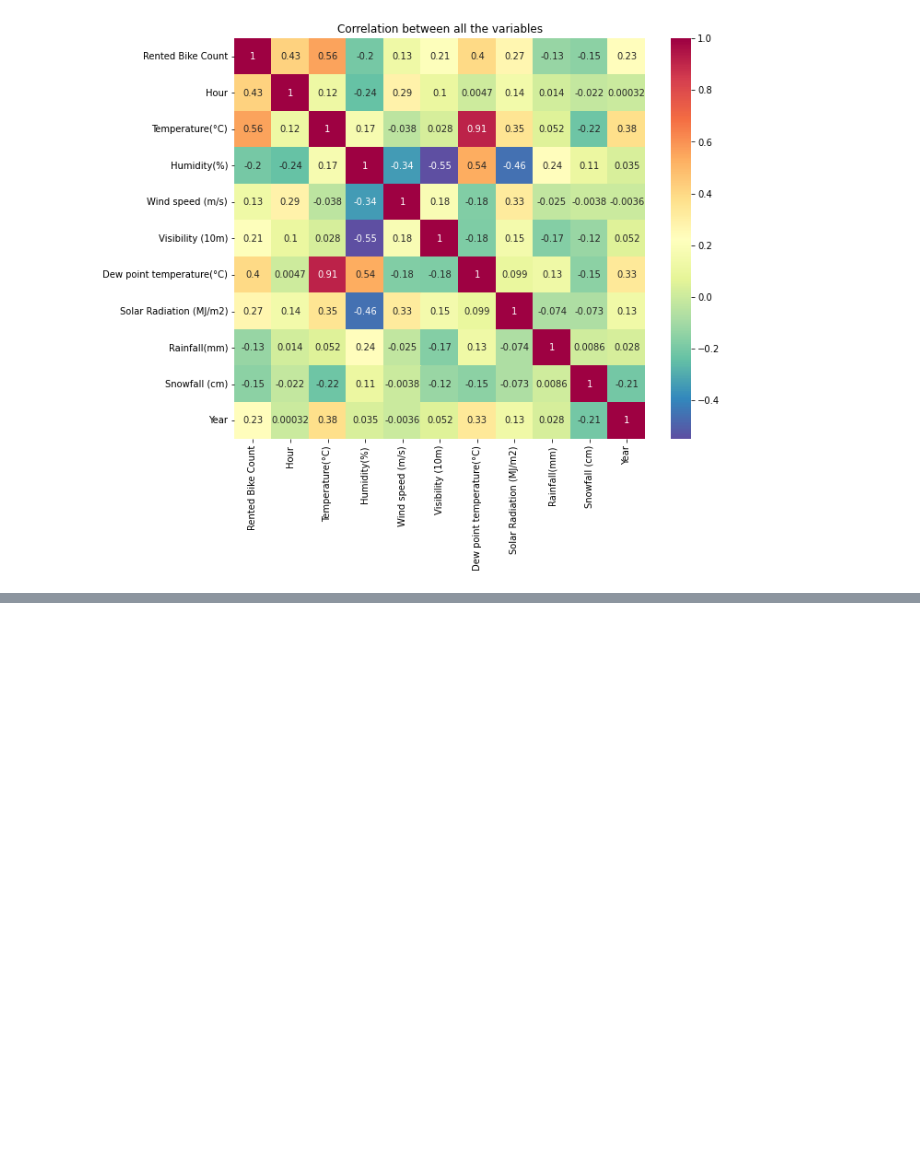
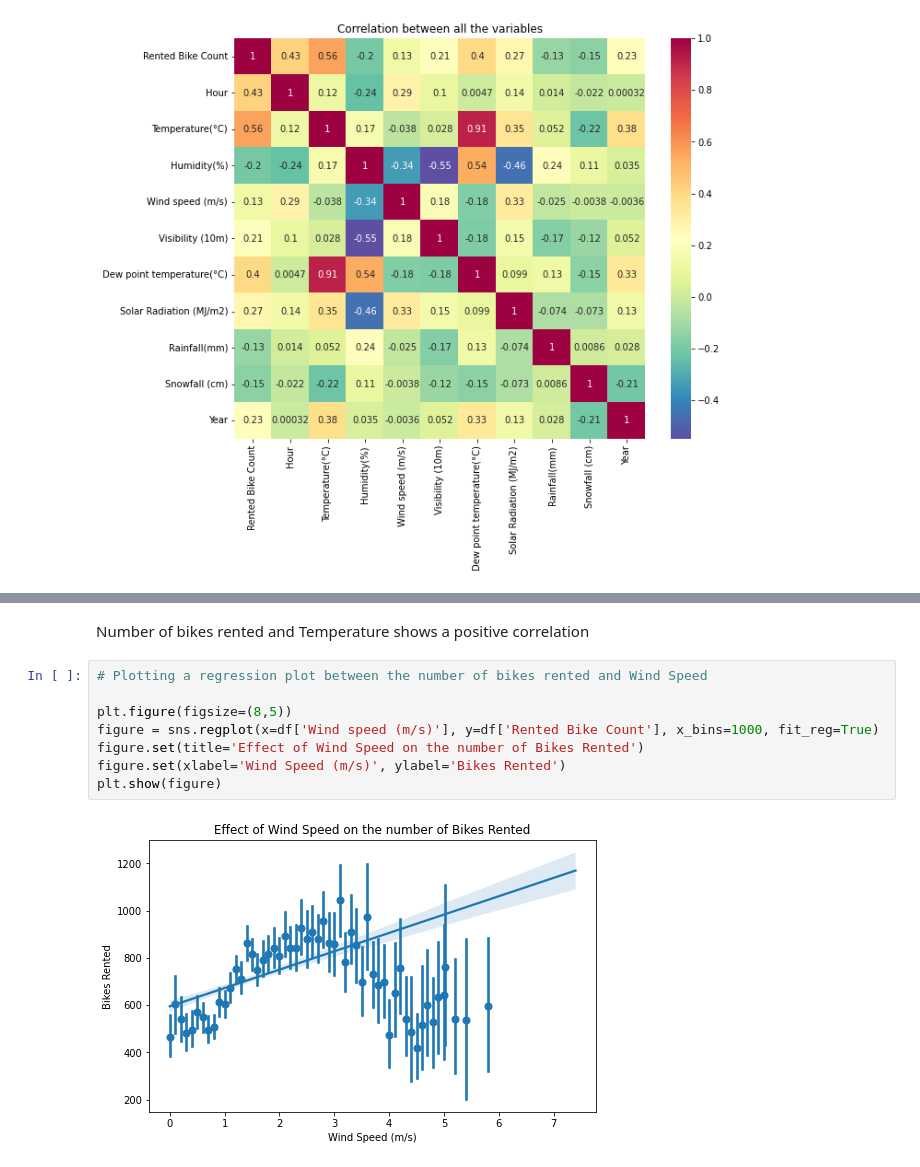
Before and after one commit to rsonar821/Regression-Capstone-Project, a Jupyter notebook: Seoul_Bike_Sharing_Demand_Prediction.ipynb, the cells around one changed output, grey strips where cells are left out. Drawn from its saved outputs; the diff is of its cells as text; blank space fills up the shorter version.

```diff
--- a/Seoul_Bike_Sharing_Demand_Prediction.ipynb
+++ b/Seoul_Bike_Sharing_Demand_Prediction.ipynb
@@ -381,0 +414,12 @@ plt.show(figure)
+# %% [markdown]
+Number of bikes rented and Temperature shows a positive correlation
+# %%
+# Plotting a regression plot between the number of bikes rented and Wind Speed
+
+plt.figure(figsize=(8,5))
+figure = sns.regplot(x=df['Wind speed (m/s)'], y=df['Rented Bike Count'], x_bins=1000, fit_reg=True)
+figure.set(title='Effect of Wind Speed on the number of Bikes Rented')
+figure.set(xlabel='Wind Speed (m/s)', ylabel='Bikes Rented')
+plt.show(figure)
+# %% [output]
+[figure, added]
```
Also changed, not shown: parts of 16 cells of this notebook.
